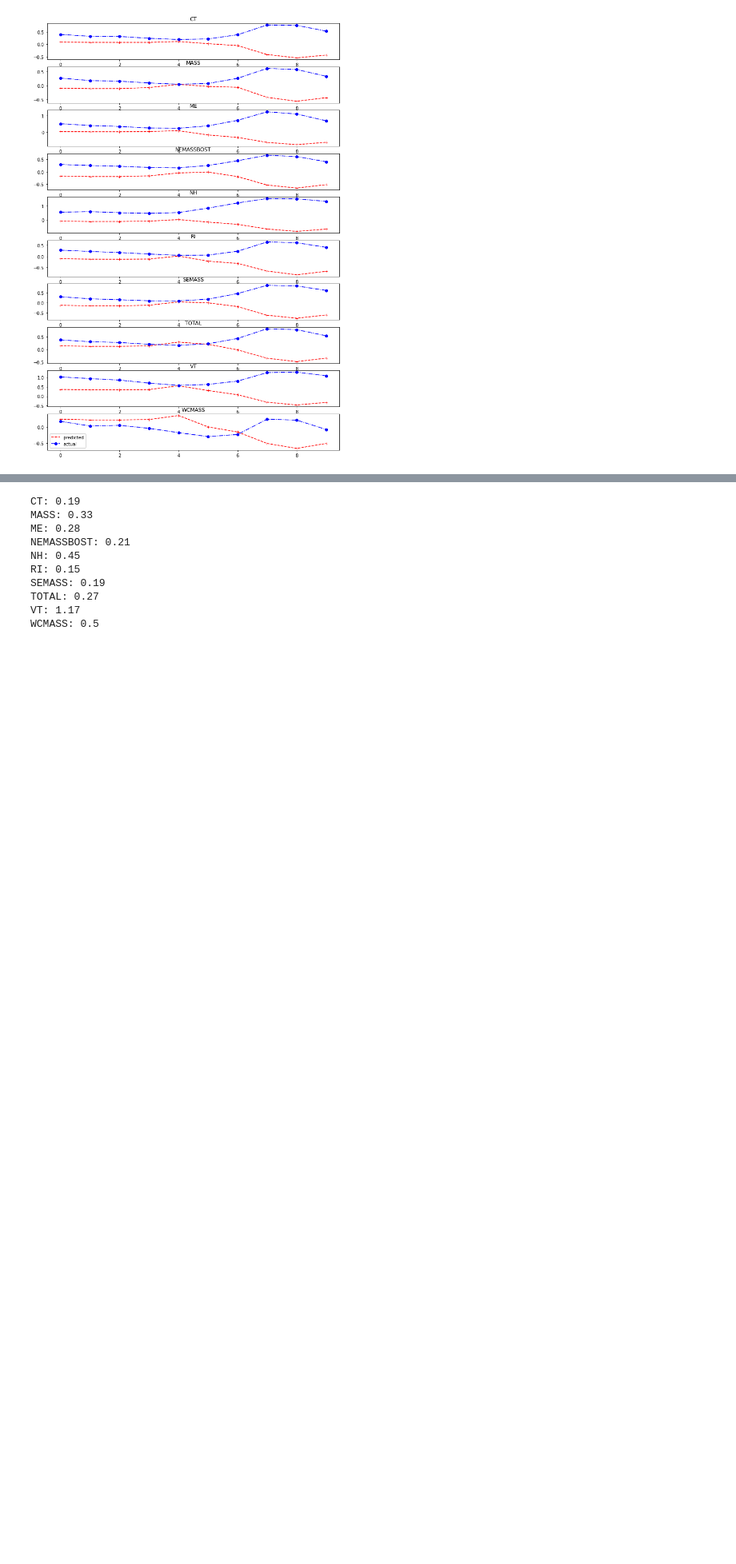
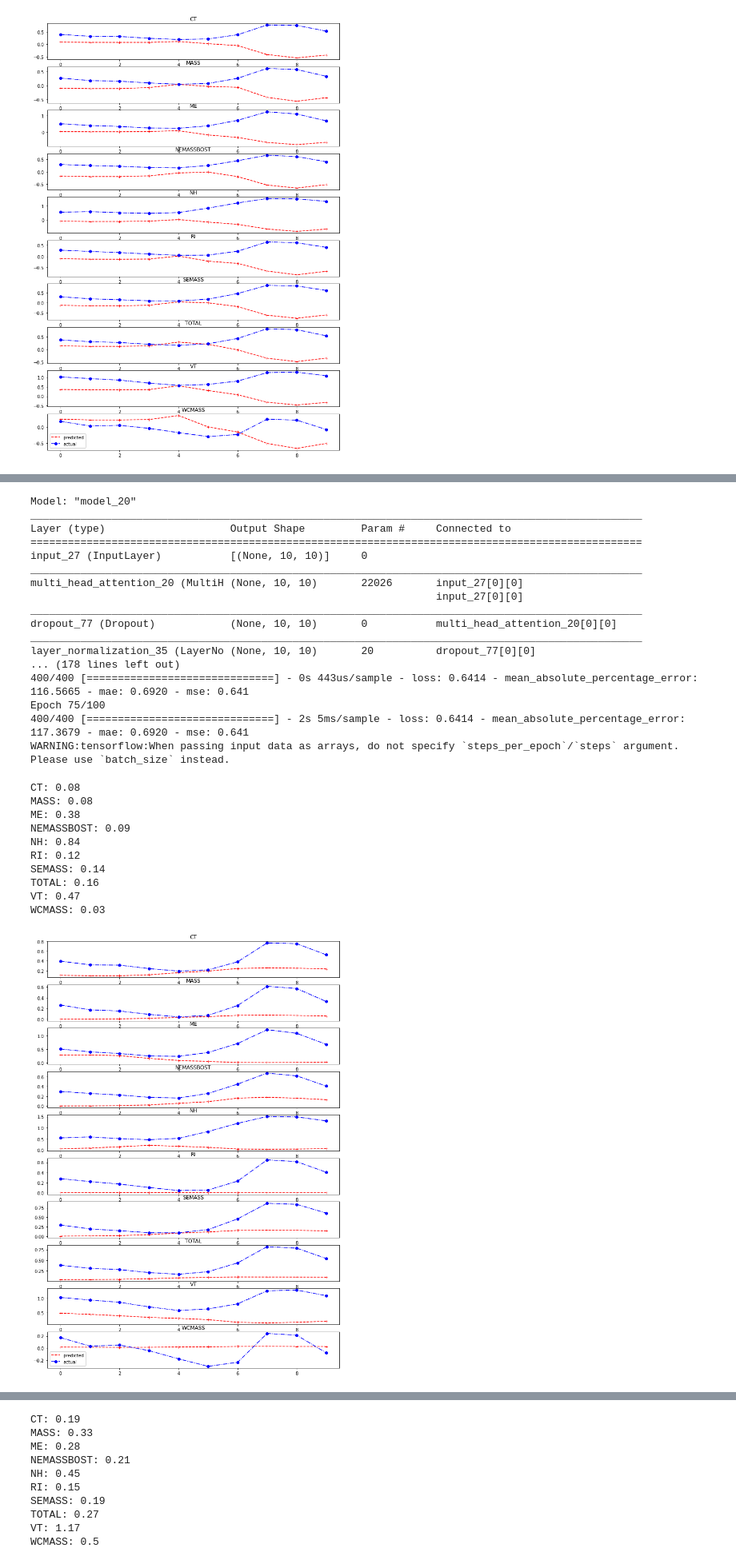
Before and after one commit to benman1/time-series, a Jupyter notebook: notebooks/test_models.ipynb, the cells around one changed output, grey strips where cells are left out. Shown at 80% size. Cells and saved outputs as stored; diff of their text form; code cells hidden in the pictures; blank space fills up the shorter version.

```diff
--- a/notebooks/test_models.ipynb
+++ b/notebooks/test_models.ipynb
@@ -142,3 +139,43 @@ WCMASS: 0.03
+# %%
+# only training a 1-step prediction here:
+from time_series.models.transformer import Transformer
+
+tds_1step = TrainingDataSet(train_df.head(500), lag=1, two_dim=False)
+tds_1step.X_test = tds.X_test
+tds_1step.X_train = tds.X_train
+trans = Transformer(tds_1step)
+trans.instantiate_and_fit(verbose=1, epochs=100)
+y_predicted = trans.model.predict(tds.X_test, steps=10)
+evaluate_model(first_n=10)
+# %% [output]
+Model: "model_20"
+__________________________________________________________________________________________________
+Layer (type)                    Output Shape         Param #     Connected to
+==================================================================================================
+input_27 (InputLayer)           [(None, 10, 10)]     0
+__________________________________________________________________________________________________
+multi_head_attention_20 (MultiH (None, 10, 10)       22026       input_27[0][0]
+                                                                 input_27[0][0]
+__________________________________________________________________________________________________
+dropout_77 (Dropout)            (None, 10, 10)       0           multi_head_attention_20[0][0]
+__________________________________________________________________________________________________
+layer_normalization_35 (LayerNo (None, 10, 10)       20          dropout_77[0][0]
+... (178 lines left out)
+400/400 [==============================] - 0s 443us/sample - loss: 0.6414 - mean_absolute_percentage_error: 116.5665 - mae: 0.6920 - mse: 0.641
+Epoch 75/100
+400/400 [==============================] - 2s 5ms/sample - loss: 0.6414 - mean_absolute_percentage_error: 117.3679 - mae: 0.6920 - mse: 0.641
+WARNING:tensorflow:When passing input data as arrays, do not specify `steps_per_epoch`/`steps` argument. Please use `batch_size` instead.
+CT: 0.08
+MASS: 0.08
+ME: 0.38
+NEMASSBOST: 0.09
+NH: 0.84
+RI: 0.12
+SEMASS: 0.14
+TOTAL: 0.16
+VT: 0.47
+WCMASS: 0.03
+[figure, added]
 # %%
 # this only works in Eager mode!
 from time_series.models.gaussian_process import GaussianProcess
```
Also changed, not shown: parts of 3 cells of this notebook.
